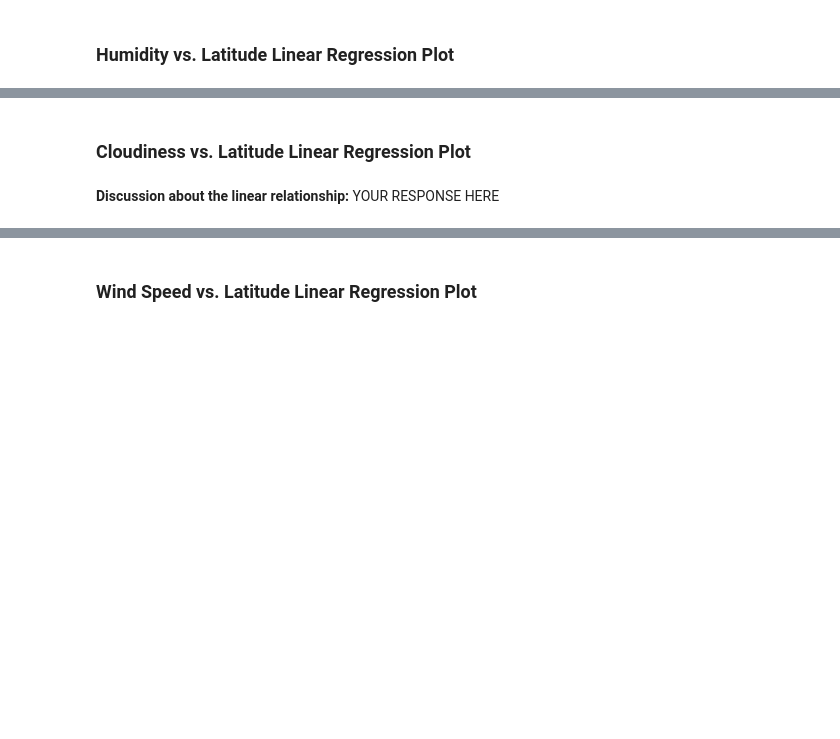
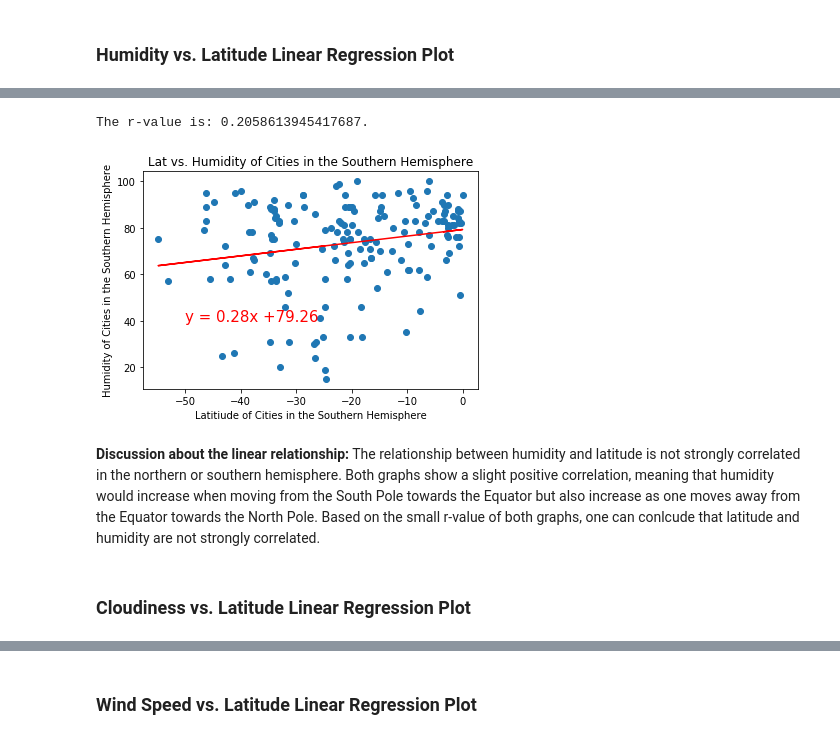
Before and after one commit to ahuehmer/World_Weather_Analysis, a Jupyter notebook: WeatherPy/WeatherPy.ipynb, the cells around one changed output, grey strips where cells are left out. Saved outputs shown, nothing was run; the diff lists cells and outputs as text; code cells hidden in the pictures; blank space fills up the shorter version.

```diff
--- a/WeatherPy/WeatherPy.ipynb
+++ b/WeatherPy/WeatherPy.ipynb
@@ -424,2 +499,28 @@ southern_hemi_df.head()
+# %%
+# Build scatter plot for latitude vs. humidity
+sh_lat = southern_hemi_df["Lat"]
+sh_hum = southern_hemi_df["Humidity"]
+plt.scatter(sh_lat, sh_hum)
+
+# Linear regression on Southern Hemisphere
+(slope, intercept, rvalue, pvalue, stderr) = linregress(sh_lat, sh_hum)
+regress_values = slope * sh_lat + intercept
+
+# Incorporate the other graph properties
+plt.xlabel("Latitiude of Cities in the Southern Hemisphere")
+plt.ylabel("Humidity of Cities in the Southern Hemisphere")
+plt.title("Lat vs. Humidity of Cities in the Southern Hemisphere")
+plt.plot(sh_lat, regress_values, "r-")
+line_eq = "y = " + str(round(slope,2)) + "x +" + str(round(intercept,2))
+plt.annotate(line_eq,(-50,40),fontsize=15,color="red")
+
+# Show plot
+print(f"The r-value is: {rvalue}.")
+plt.show()
+# %% [output]
+The r-value is: 0.2058613945417687.
+[figure, added]
+# %% [markdown]
+**Discussion about the linear relationship:** The relationship between humidity and latitude is not strongly correlated in the northern or southern hemisphere. Both graphs show a slight positive correlation, meaning that humidity would increase when moving from the South Pole towards the Equator but also increase as one moves away from the Equator towards the North Pole. Based on the small r-value of both graphs, one can conlcude that latitude and humidity are not strongly correlated.
 # %% [markdown]
 ### Cloudiness vs. Latitude Linear Regression Plot
@@ -432,2 +526,0 @@ southern_hemi_df.head()
-# %% [markdown]
-**Discussion about the linear relationship:** YOUR RESPONSE HERE
```
Also changed, not shown: parts of 33 cells of this notebook, 5 other files.
